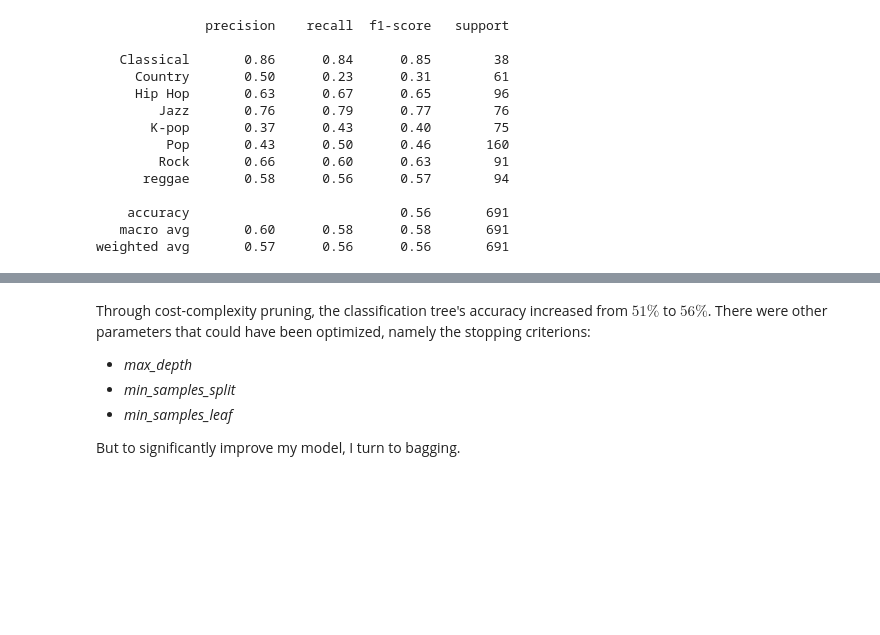
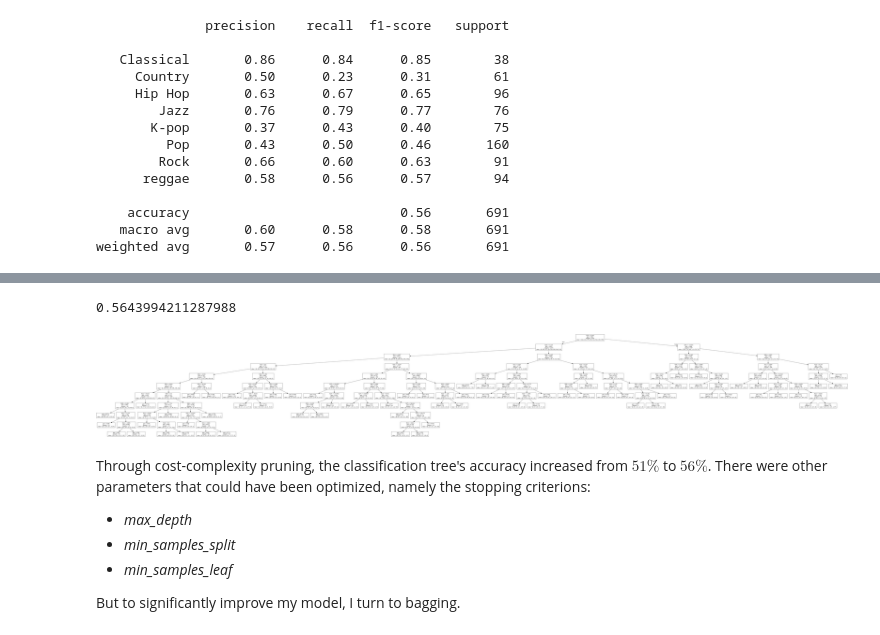
Before and after one commit to teddyjesus/predictingSongGenre, a Jupyter notebook: predictingSongGenre.ipynb, the cells around one changed output, grey strips where cells are left out. Saved outputs shown, nothing was run; the diff lists cells and outputs as text; code cells hidden in the pictures; blank space fills up the shorter version.

```diff
--- a/predictingSongGenre.ipynb
+++ b/predictingSongGenre.ipynb
@@ -232,3 +230,17 @@ Image(graph.create_png())
+# %%
+final_classifier=DecisionTreeClassifier(random_state=42,ccp_alpha=0.001550,min_impurity_decrease=0.0005)
+final_model=final_classifier.fit(X_train,y_train)
+final_model
+predictions=final_model.predict(X_test)
+print(accuracy_score(y_test,predictions))
+# %% [output]
+0.5643994211287988
+# %%
+dot=tree.export_graphviz(final_model,out_file=None)
+graph=pydotplus.graph_from_dot_data(dot)
+Image(graph.create_png())
+# %% [output]
+[figure, added]
 # %% [markdown]
 Through cost-complexity pruning, the classification tree's accuracy increased from $51\%$ to $56\%$. There were other parameters that could have been optimized, namely the stopping criterions:
 
```
Also changed, not shown: parts of 1 cell of this notebook.
